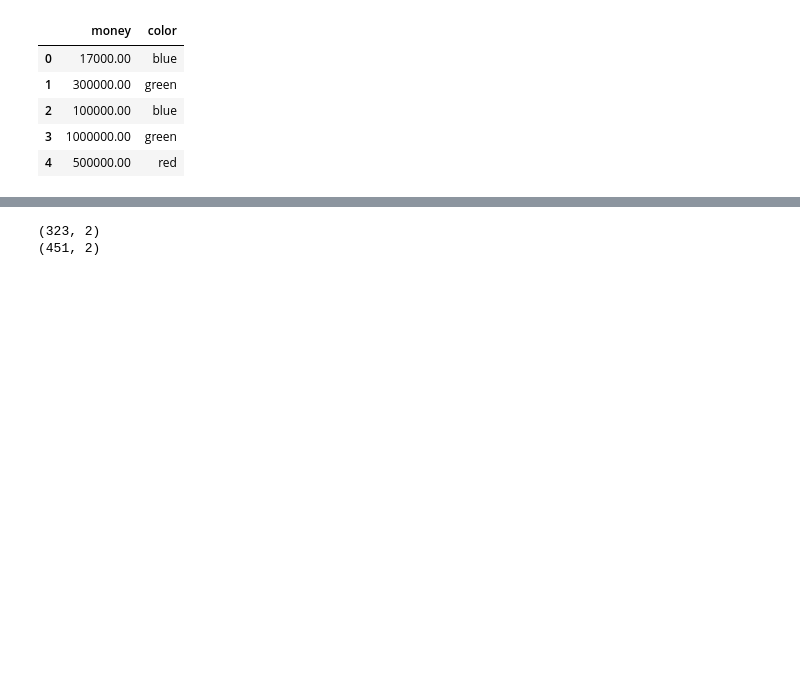
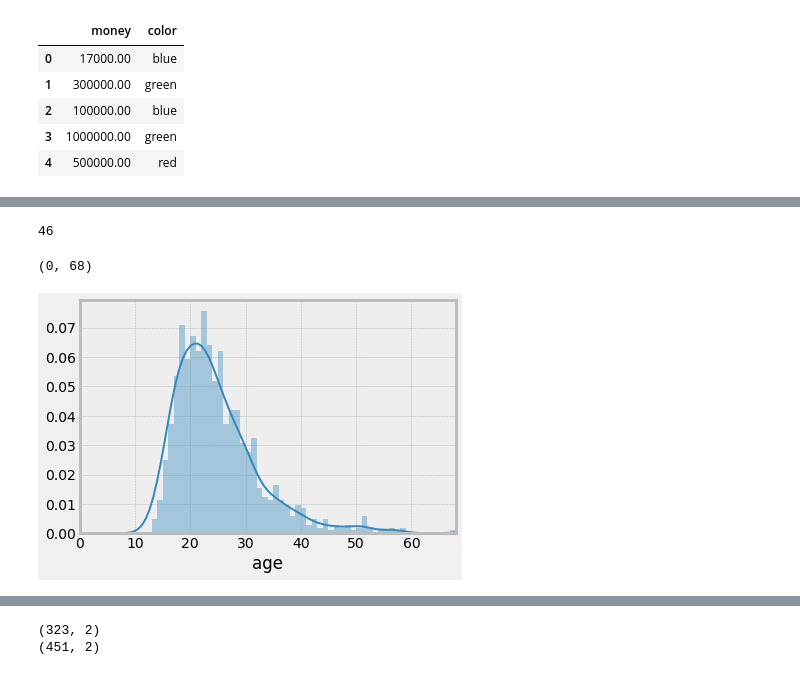
Before and after one commit to 120Davies/MMG, a Jupyter notebook: MMG_presentation.ipynb, the cells around one changed output, grey strips where cells are left out. Cells and saved outputs as stored; diff of their text form; code cells hidden in the pictures; blank space fills up the shorter version.

```diff
--- a/MMG_presentation.ipynb
+++ b/MMG_presentation.ipynb
@@ -232,0 +227,9 @@ df_other.head()
+# %%
+df_age = df_total_raw[['money', 'age']]
+df_age = df_age.dropna()
+df_age = df_age.sort_values(by=['age'], axis='rows')
+df_age = df_age.drop(labels = 1007, axis='rows')
+df_age = df_age.drop(labels = 744, axis='rows')
+df_age.describe()
+# ax = sns.distplot(df_age.age, bins = int())
+# plt.xlim(0,)
@@ -232,0 +246,10 @@ df_other.head()
+# %%
+df_age['age'].nunique()
+# %% [output]
+46
+# %%
+ax = sns.distplot(df_age.age, bins = int(55))
+plt.xlim(0,68)
+# %% [output]
+(0, 68)
+[figure, added]
```
Also changed, not shown: parts of 23 cells of this notebook.
